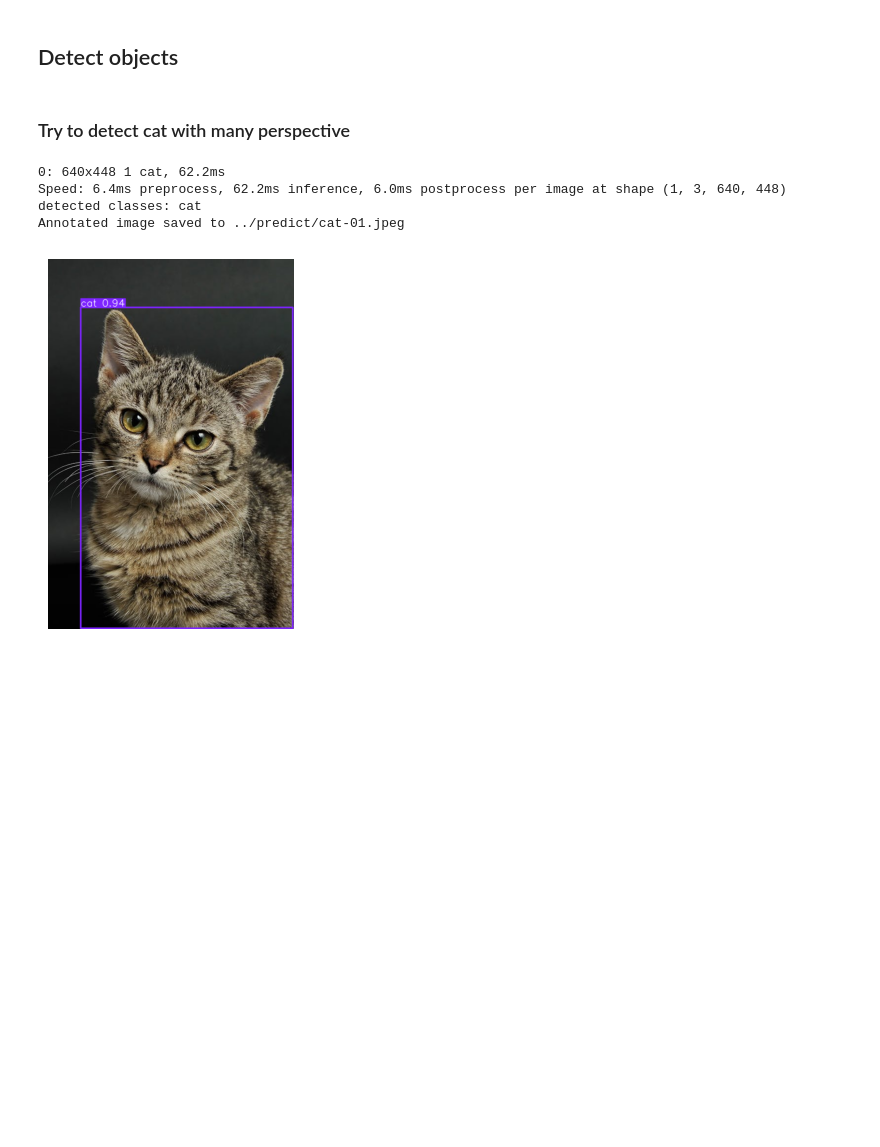
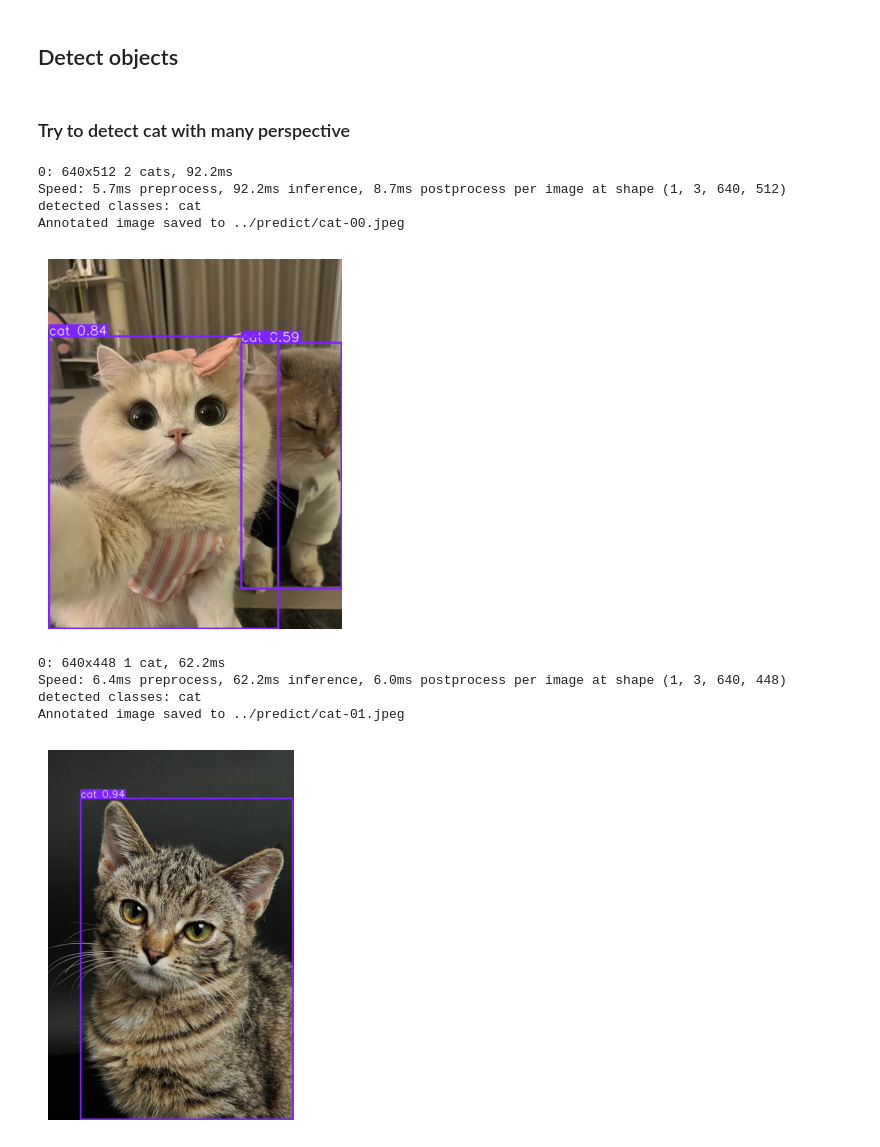
Before and after one commit to wiraphatys/meow-xi, a Jupyter notebook: ai-tools/notebook/experiment.ipynb, the cells around one changed output. Drawn from its saved outputs; the diff is of its cells as text; code cells hidden in the pictures; blank space fills up the shorter version.

```diff
--- a/ai-tools/notebook/experiment.ipynb
+++ b/ai-tools/notebook/experiment.ipynb
@@ -49,6 +49,14 @@ def detect_object(image_path: str):
 ## Detect objects
 # %% [markdown]
 ### Try to detect cat with many perspective
+# %%
+detect_object("../resource/cat-00.jpeg")
+# %% [output]
+0: 640x512 2 cats, 92.2ms
+Speed: 5.7ms preprocess, 92.2ms inference, 8.7ms postprocess per image at shape (1, 3, 640, 512)
+detected classes: cat
+Annotated image saved to ../predict/cat-00.jpeg
+[figure, added]
 # %%
 detect_object("../resource/cat-01.jpeg")
 # %% [output]
```
Also changed, not shown: parts of 1 cell of this notebook, 2 other files.
